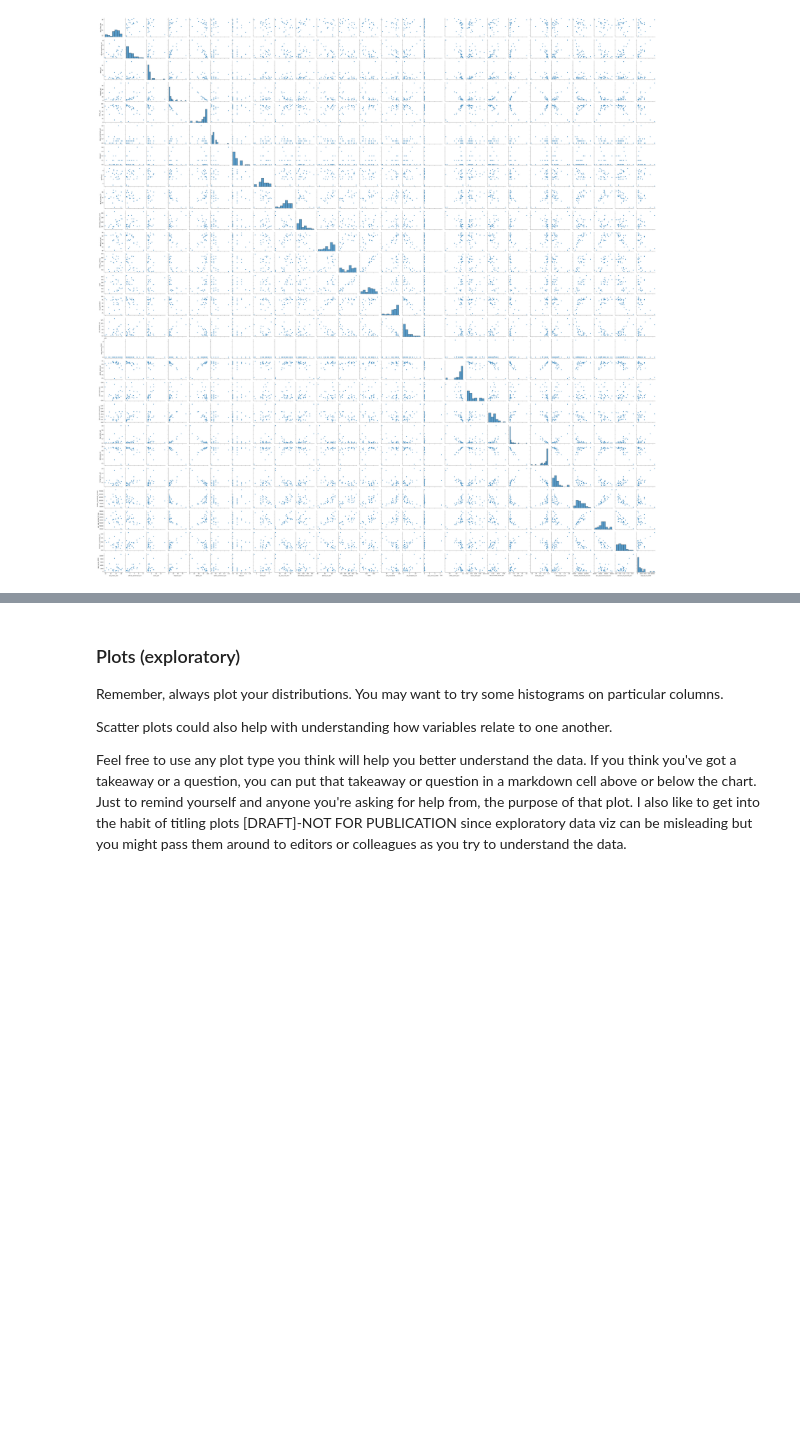
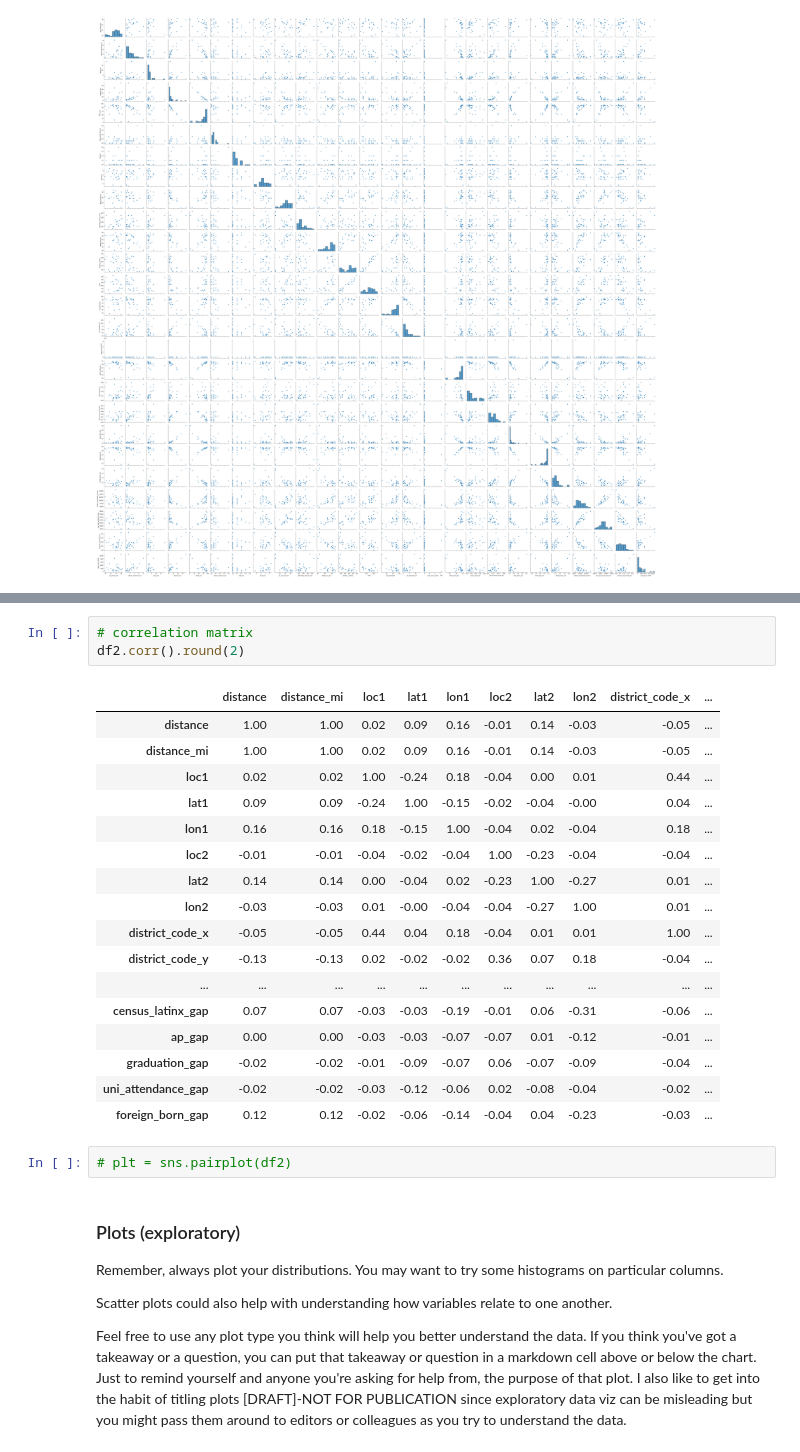
Before and after one commit to code4journalism/regressions-pre-pitch-semerriam, a Jupyter notebook: Merriam-regressions-eda-scratchpad.ipynb, the cells around one changed output, grey strips where cells are left out. Saved outputs shown, nothing was run; the diff lists cells and outputs as text; blank space fills up the shorter version.

```diff
--- a/Merriam-regressions-eda-scratchpad.ipynb
+++ b/Merriam-regressions-eda-scratchpad.ipynb
@@ -240,3 +334,26 @@ plt.savefig('subset2.png')
+# %%
+# correlation matrix
+df2.corr().round(2)
+# %% [output]
+|  | distance | distance_mi | loc1 | lat1 | lon1 | loc2 | lat2 | lon2 | district_code_x | ... |
+| distance | 1.00 | 1.00 | 0.02 | 0.09 | 0.16 | -0.01 | 0.14 | -0.03 | -0.05 | ... |
+| distance_mi | 1.00 | 1.00 | 0.02 | 0.09 | 0.16 | -0.01 | 0.14 | -0.03 | -0.05 | ... |
+| loc1 | 0.02 | 0.02 | 1.00 | -0.24 | 0.18 | -0.04 | 0.00 | 0.01 | 0.44 | ... |
+| lat1 | 0.09 | 0.09 | -0.24 | 1.00 | -0.15 | -0.02 | -0.04 | -0.00 | 0.04 | ... |
+| lon1 | 0.16 | 0.16 | 0.18 | -0.15 | 1.00 | -0.04 | 0.02 | -0.04 | 0.18 | ... |
+| loc2 | -0.01 | -0.01 | -0.04 | -0.02 | -0.04 | 1.00 | -0.23 | -0.04 | -0.04 | ... |
+| lat2 | 0.14 | 0.14 | 0.00 | -0.04 | 0.02 | -0.23 | 1.00 | -0.27 | 0.01 | ... |
+| lon2 | -0.03 | -0.03 | 0.01 | -0.00 | -0.04 | -0.04 | -0.27 | 1.00 | 0.01 | ... |
+| district_code_x | -0.05 | -0.05 | 0.44 | 0.04 | 0.18 | -0.04 | 0.01 | 0.01 | 1.00 | ... |
+| district_code_y | -0.13 | -0.13 | 0.02 | -0.02 | -0.02 | 0.36 | 0.07 | 0.18 | -0.04 | ... |
+| ... | ... | ... | ... | ... | ... | ... | ... | ... | ... | ... |
+| census_latinx_gap | 0.07 | 0.07 | -0.03 | -0.03 | -0.19 | -0.01 | 0.06 | -0.31 | -0.06 | ... |
+| ap_gap | 0.00 | 0.00 | -0.03 | -0.03 | -0.07 | -0.07 | 0.01 | -0.12 | -0.01 | ... |
+| graduation_gap | -0.02 | -0.02 | -0.01 | -0.09 | -0.07 | 0.06 | -0.07 | -0.09 | -0.04 | ... |
+| uni_attendance_gap | -0.02 | -0.02 | -0.03 | -0.12 | -0.06 | 0.02 | -0.08 | -0.04 | -0.02 | ... |
+| foreign_born_gap | 0.12 | 0.12 | -0.02 | -0.06 | -0.14 | -0.04 | 0.04 | -0.23 | -0.03 | ... |
+# %%
+# plt = sns.pairplot(df2)
 # %% [markdown]
 ### Plots (exploratory)
 
```
Also changed, not shown: parts of 53 cells of this notebook, 1 other file.
